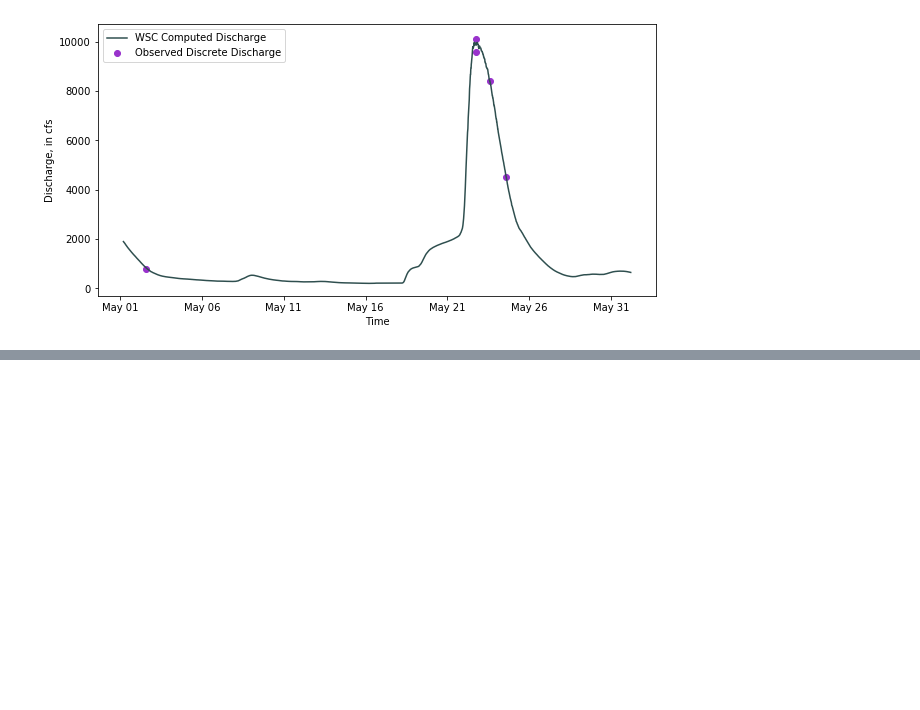
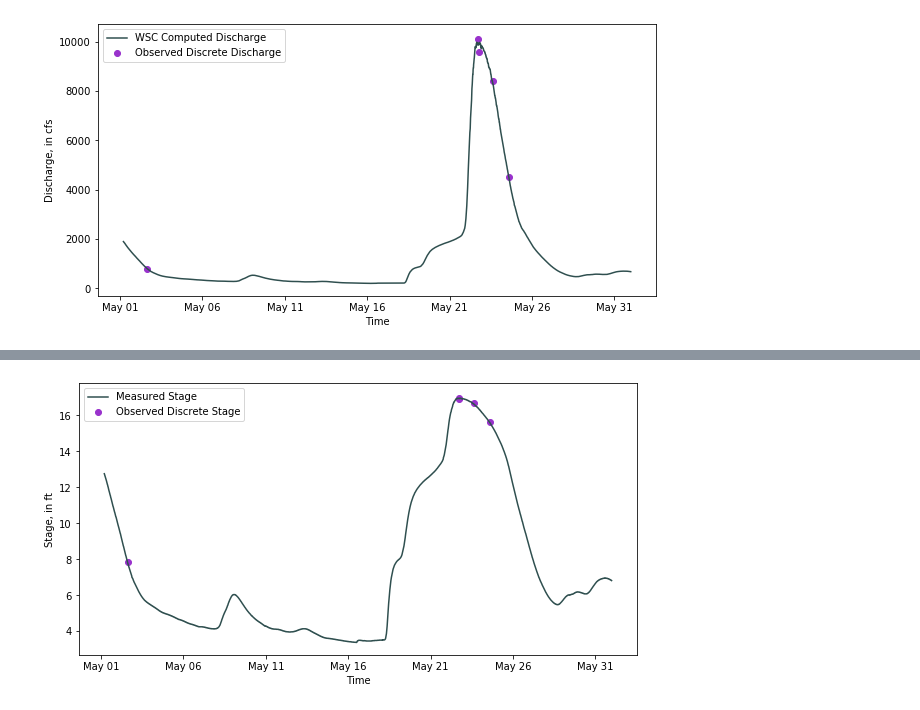
Before and after one commit to mdomanski-usgs/dynrat, a Jupyter notebook: examples/timeseries.ipynb, the cells around one changed output, grey strips where cells are left out. Drawn from its saved outputs; the diff is of its cells as text; code cells hidden in the pictures; blank space fills up the shorter version.

```diff
--- a/examples/timeseries.ipynb
+++ b/examples/timeseries.ipynb
@@ -34,3 +50,10 @@ _ = observed_h.plot(ax)
+# %%
+fig, ax = plt.subplots(figsize=(10, 5))
+
+_ = measured_h.plot(ax)
+_ = observed_h.plot(ax)
+# %% [output]
+[figure, added]
 # %%
 from dynrat.plot import stage_discharge_plot
 
```
Also changed, not shown: parts of 5 cells of this notebook, 1 other file.
